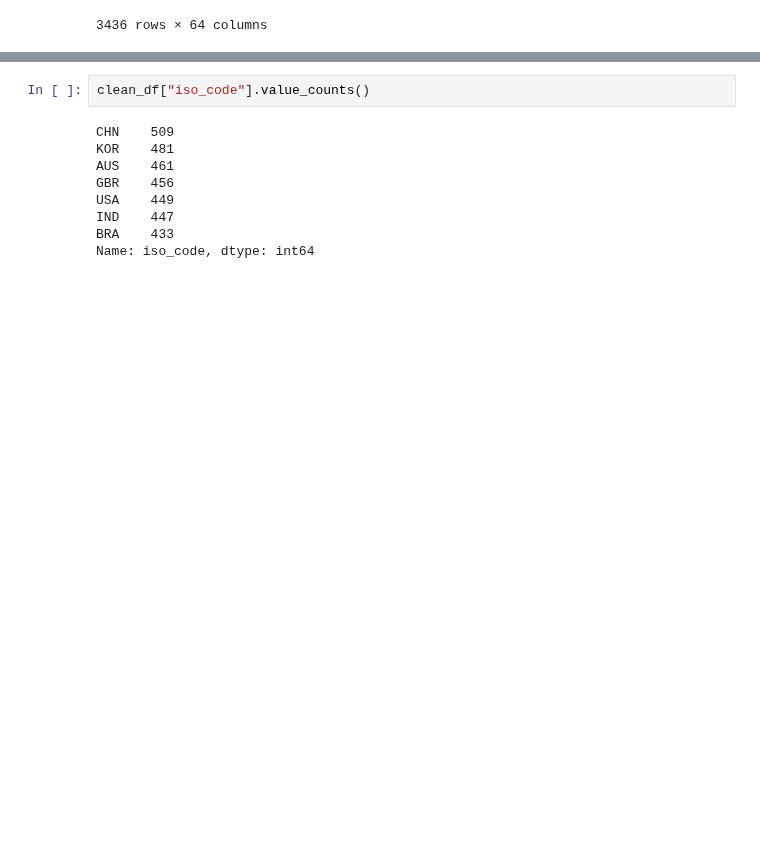
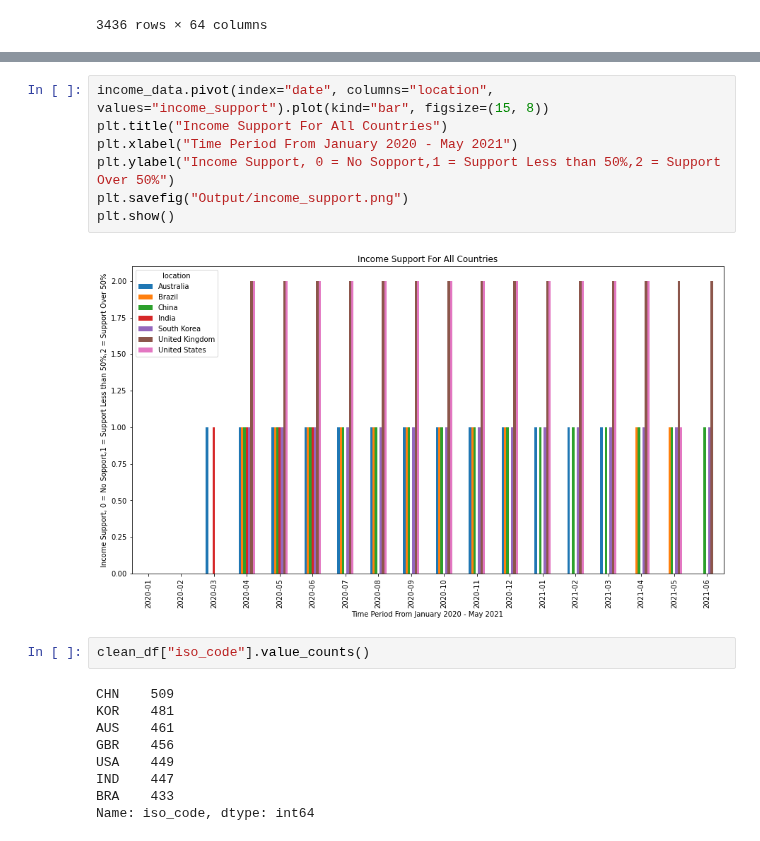
Before and after one commit to nithiyasuresh/Project-1-Covid-PolicyChangesAnalysis, a Jupyter notebook: project1.ipynb, the cells around one changed output, grey strips where cells are left out. Cells and saved outputs as stored; diff of their text form; blank space fills up the shorter version.

```diff
--- a/project1.ipynb
+++ b/project1.ipynb
@@ -214,3 +188,12 @@ df1
+# %%
+income_data.pivot(index="date", columns="location", values="income_support").plot(kind="bar", figsize=(15, 8))
+plt.title("Income Support For All Countries")
+plt.xlabel("Time Period From January 2020 - May 2021")
+plt.ylabel("Income Support, 0 = No Sopport,1 = Support Less than 50%,2 = Support Over 50%")
+plt.savefig("Output/income_support.png")
+plt.show()
+# %% [output]
+[figure, added]
 # %%
 clean_df["iso_code"].value_counts()
 # %% [output]
```
Also changed, not shown: parts of 12 cells of this notebook, 4 other files.
